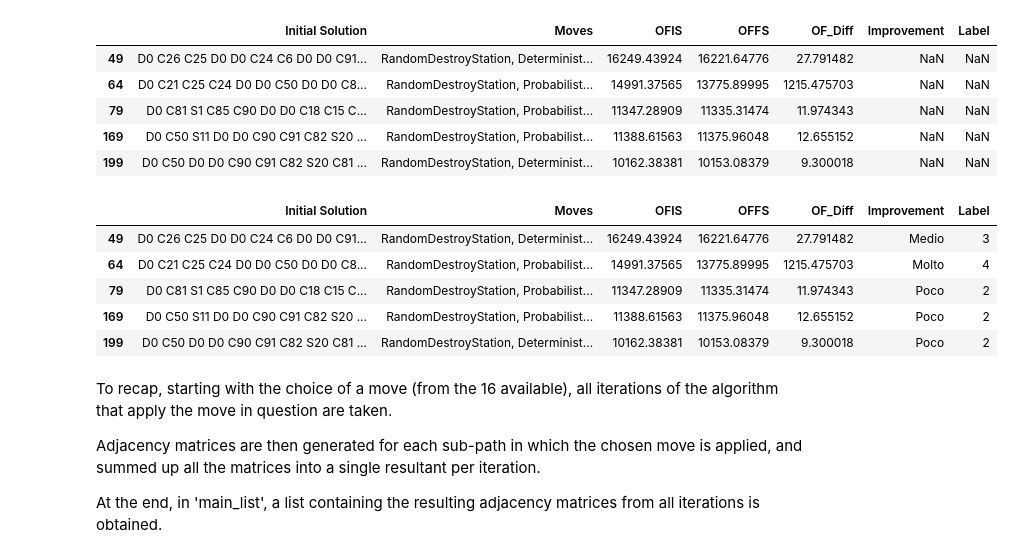
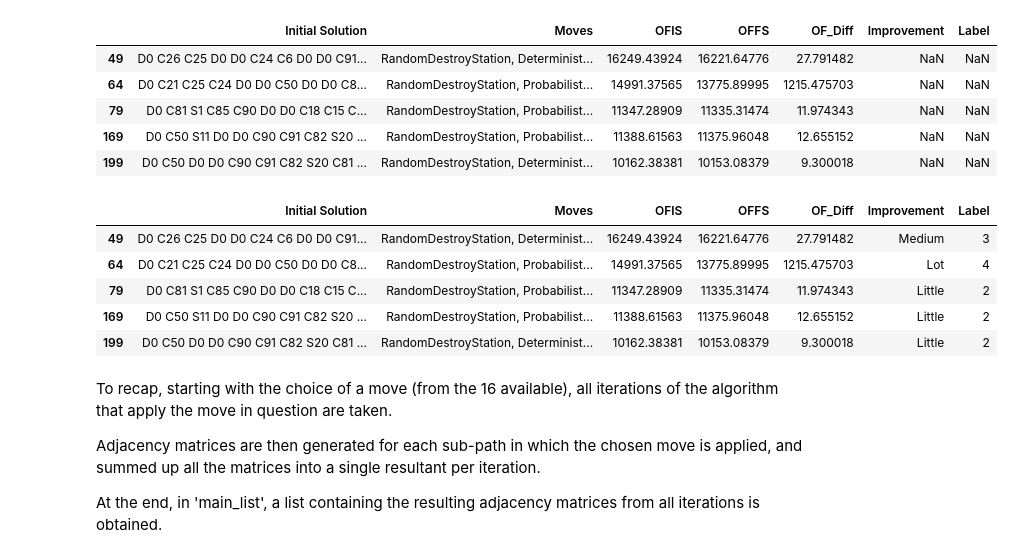
Before and after one commit to Antonet99/Route-CNN, a Jupyter notebook: progetto.ipynb, the cells around one changed output. Drawn from its saved outputs; the diff is of its cells as text; code cells hidden in the pictures.

```diff
--- a/progetto.ipynb
+++ b/progetto.ipynb
@@ -224,27 +213,27 @@ data.head()
 | 199 | D0 C50 D0 D0 C90 C91 C82 S20 C81 ... | RandomDestroyStation, Determinist... | 10162.38381 | 10153.08379 | 9.300018 | NaN | NaN |
 # %%
 conditions = [
-    (data['OF_Diff'] < 0), #negativo
+    (data['OF_Diff'] < 0), #negative
     (data['OF_Diff'] >= 0) & (data['OF_Diff'] < 2), #zero
-    (data['OF_Diff'] >= 2) & (data['OF_Diff'] < 25), #poco
-    (data['OF_Diff'] >= 25) & (data['OF_Diff'] < 60), #medio
-    (data['OF_Diff'] >= 60) #molto
+    (data['OF_Diff'] >= 2) & (data['OF_Diff'] < 25), #little
+    (data['OF_Diff'] >= 25) & (data['OF_Diff'] < 60), #medium
+    (data['OF_Diff'] >= 60) #a lot
 ]
 
-classi = ["Negativo", "Zero", "Poco", "Medio", "Molto"]
+classi = ["Negative", "Zero", "Little", "Medium", "Lot"]
 label = [0, 1, 2, 3, 4]
 
 data['Improvement'] = np.select(conditions, classi)
 data["Label"] = np.select(conditions, label)
 
 data.head()
 # %% [output]
 |  | Initial Solution | Moves | OFIS | OFFS | OF_Diff | Improvement | Label |
-| 49 | D0 C26 C25 D0 D0 C24 C6 D0 D0 C91... | RandomDestroyStation, Determinist... | 16249.43924 | 16221.64776 | 27.791482 | Medio | 3 |
-| 64 | D0 C21 C25 C24 D0 D0 C50 D0 D0 C8... | RandomDestroyStation, Probabilist... | 14991.37565 | 13775.89995 | 1215.475703 | Molto | 4 |
-| 79 | D0 C81 S1 C85 C90 D0 D0 C18 C15 C... | RandomDestroyStation, Probabilist... | 11347.28909 | 11335.31474 | 11.974343 | Poco | 2 |
-| 169 | D0 C50 S11 D0 D0 C90 C91 C82 S20 ... | RandomDestroyStation, Probabilist... | 11388.61563 | 11375.96048 | 12.655152 | Poco | 2 |
-| 199 | D0 C50 D0 D0 C90 C91 C82 S20 C81 ... | RandomDestroyStation, Determinist... | 10162.38381 | 10153.08379 | 9.300018 | Poco | 2 |
+| 49 | D0 C26 C25 D0 D0 C24 C6 D0 D0 C91... | RandomDestroyStation, Determinist... | 16249.43924 | 16221.64776 | 27.791482 | Medium | 3 |
+| 64 | D0 C21 C25 C24 D0 D0 C50 D0 D0 C8... | RandomDestroyStation, Probabilist... | 14991.37565 | 13775.89995 | 1215.475703 | Lot | 4 |
+| 79 | D0 C81 S1 C85 C90 D0 D0 C18 C15 C... | RandomDestroyStation, Probabilist... | 11347.28909 | 11335.31474 | 11.974343 | Little | 2 |
+| 169 | D0 C50 S11 D0 D0 C90 C91 C82 S20 ... | RandomDestroyStation, Probabilist... | 11388.61563 | 11375.96048 | 12.655152 | Little | 2 |
+| 199 | D0 C50 D0 D0 C90 C91 C82 S20 C81 ... | RandomDestroyStation, Determinist... | 10162.38381 | 10153.08379 | 9.300018 | Little | 2 |
 # %% [markdown]
 To recap, starting with the choice of a move (from the 16 available), all iterations of the algorithm that apply the move in question are taken.
 
```
Also changed, not shown: parts of 13 cells of this notebook, 1 other file.
